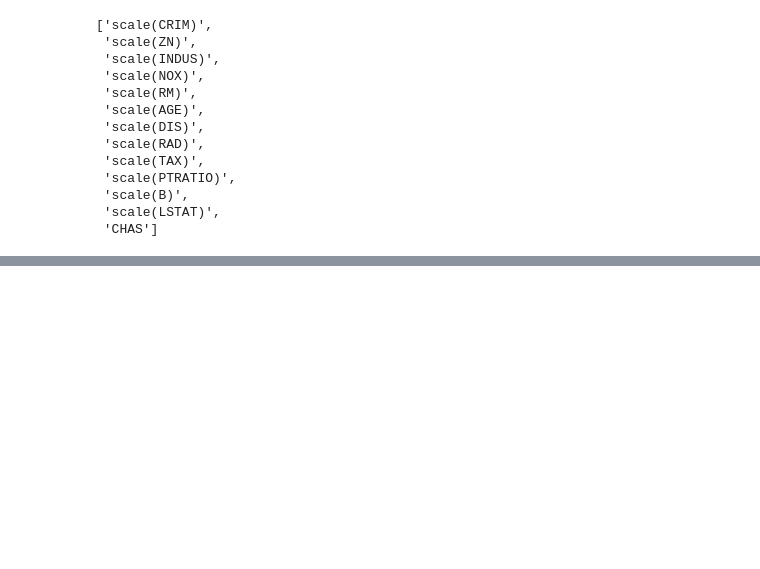
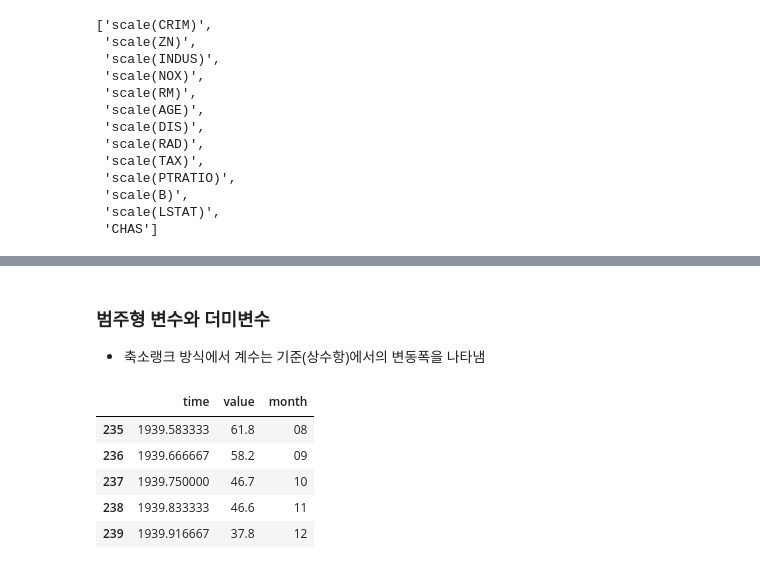
Before and after one commit to h33sun/TIL, a Jupyter notebook: ML/2. 범주형 데이터, 회귀분석.ipynb, the cells around one changed output, grey strips where cells are left out. Cells and saved outputs as stored; diff of their text form; code cells hidden in the pictures; blank space fills up the shorter version.

```diff
--- a/ML/2. 범주형 데이터, 회귀분석.ipynb
+++ b/ML/2. 범주형 데이터, 회귀분석.ipynb
@@ -349,0 +360,3 @@ array([83, 76, 47, 74, 12, 73, 63, 71, 80, 88, 30, 23, 59, 10, 43, 30,  6,
+# %% [markdown]
+### 범주형 변수와 더미변수
+- 축소랭크 방식에서 계수는 기준(상수항)에서의 변동폭을 나타냄
@@ -349,0 +375,13 @@ array([83, 76, 47, 74, 12, 73, 63, 71, 80, 88, 30, 23, 59, 10, 43, 30,  6,
+# %%
+df_nottem["date0"] = df_nottem[["time"]].applymap(convert_partial_year)
+df_nottem["date"] = pd.DatetimeIndex(df_nottem["date0"]).round('60min') + datetime.timedelta(seconds=3600*24)
+df_nottem["month"] = df_nottem["date"].dt.strftime("%m").astype('category')
+del df_nottem["date0"], df_nottem["date"]
+df_nottem.tail()
+# %% [output]
+|  | time | value | month |
+| 235 | 1939.583333 | 61.8 | 08 |
+| 236 | 1939.666667 | 58.2 | 09 |
+| 237 | 1939.750000 | 46.7 | 10 |
+| 238 | 1939.833333 | 46.6 | 11 |
+| 239 | 1939.916667 | 37.8 | 12 |
```
Also changed, not shown: parts of 21 cells of this notebook.
